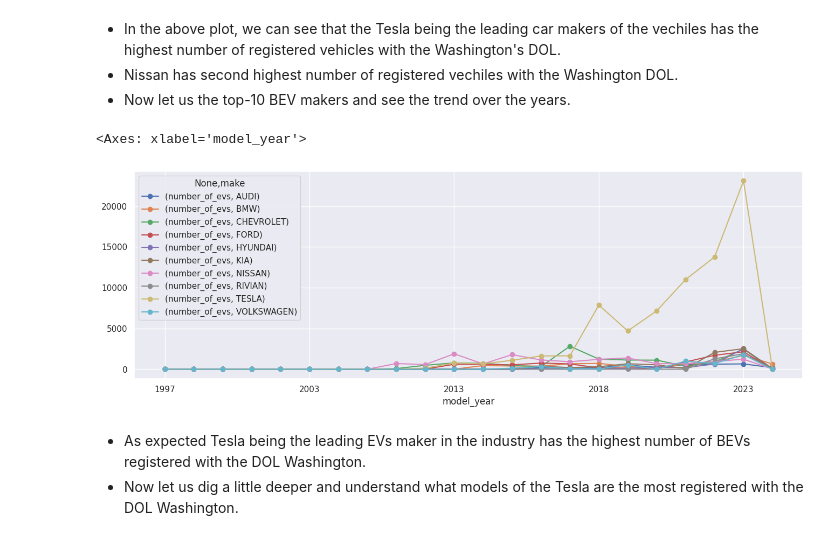
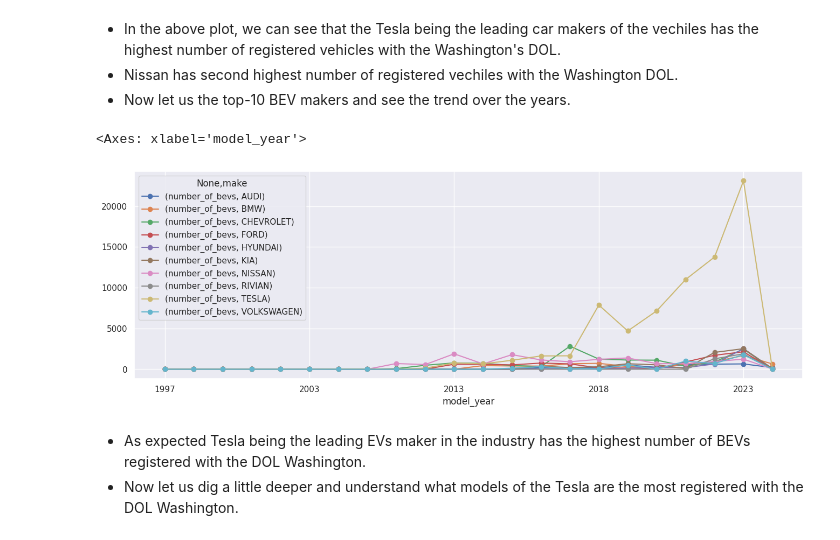
Before and after one commit to Murad1997/DS-Portfolio, a Jupyter notebook: Data_analysis_and_modeling.ipynb, the cells around one changed output. Cells and saved outputs as stored; diff of their text form; code cells hidden in the pictures.

```diff
--- a/Data_analysis_and_modeling.ipynb
+++ b/Data_analysis_and_modeling.ipynb
@@ -264,29 +264,29 @@ fig, ax = plt.subplots(figsize = (16, 5))
   - Nissan has second highest number of registered vechiles with the Washington DOL.
   - Now let us the top-10 BEV makers and see the trend over the years.
 # %%
-top10_ev_type = \
+top10_bevs = \
 (df[
     df['electric_vehicle_type'] == ev_type[ev_type_index]
     ]
  .groupby(by = 'make')
- .agg(number_of_evs = ('model', 'count'))
+ .agg(number_of_bevs = ('model', 'count'))
  .reset_index()
- .sort_values(by = 'number_of_evs', ascending = False)[0:10]
+ .sort_values(by = 'number_of_bevs', ascending = False)[0:10]
  .make
  .tolist()
 )
 # %%
 fig, ax = plt.subplots(figsize = (16, 5))
-(df[lambda df_: df_.make.isin(top10_ev_type)]
+(df[lambda df_: df_.make.isin(top10_bevs)]
  .assign(make = lambda df_: df_.make.astype('string'))
  .groupby(by = ['model_year', 'make'])
- .agg(number_of_evs = ('model', 'count'))
+ .agg(number_of_bevs = ('model', 'count'))
  .unstack()
- .plot(y = ['number_of_evs'], style = '-o', ax = ax)
+ .plot(y = ['number_of_bevs'], style = '-o', ax = ax)
 )
 # %% [output]
 <Axes: xlabel='model_year'>
-[figure, old version]
+[figure, new version]
 # %% [markdown]
   - As expected Tesla being the leading EVs maker in the industry has the highest number of BEVs registered with the DOL Washington.
   - Now let us dig a little deeper and understand what models of the Tesla are the most registered with the DOL Washington.
```
Also changed, not shown: parts of 8 cells of this notebook.
